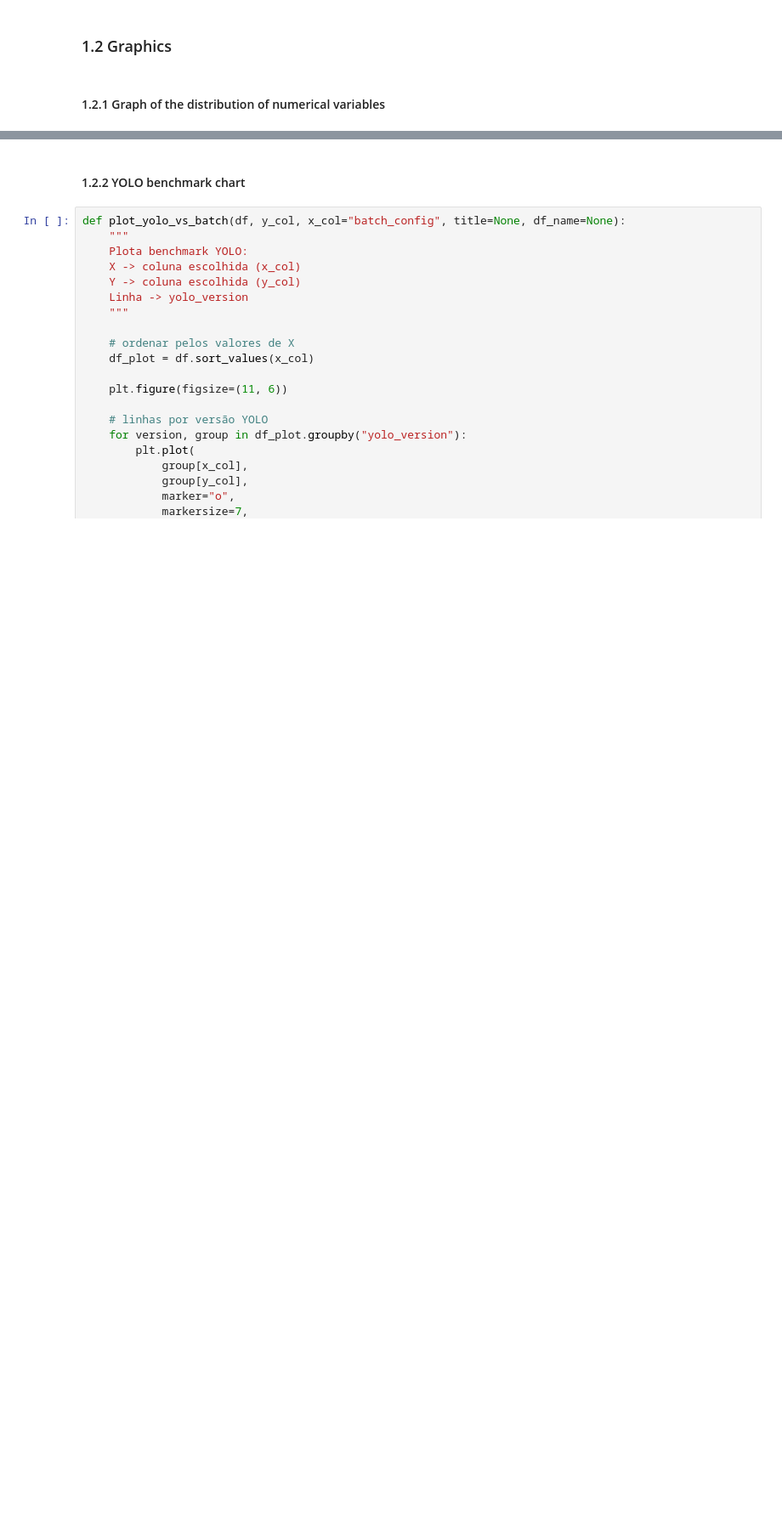
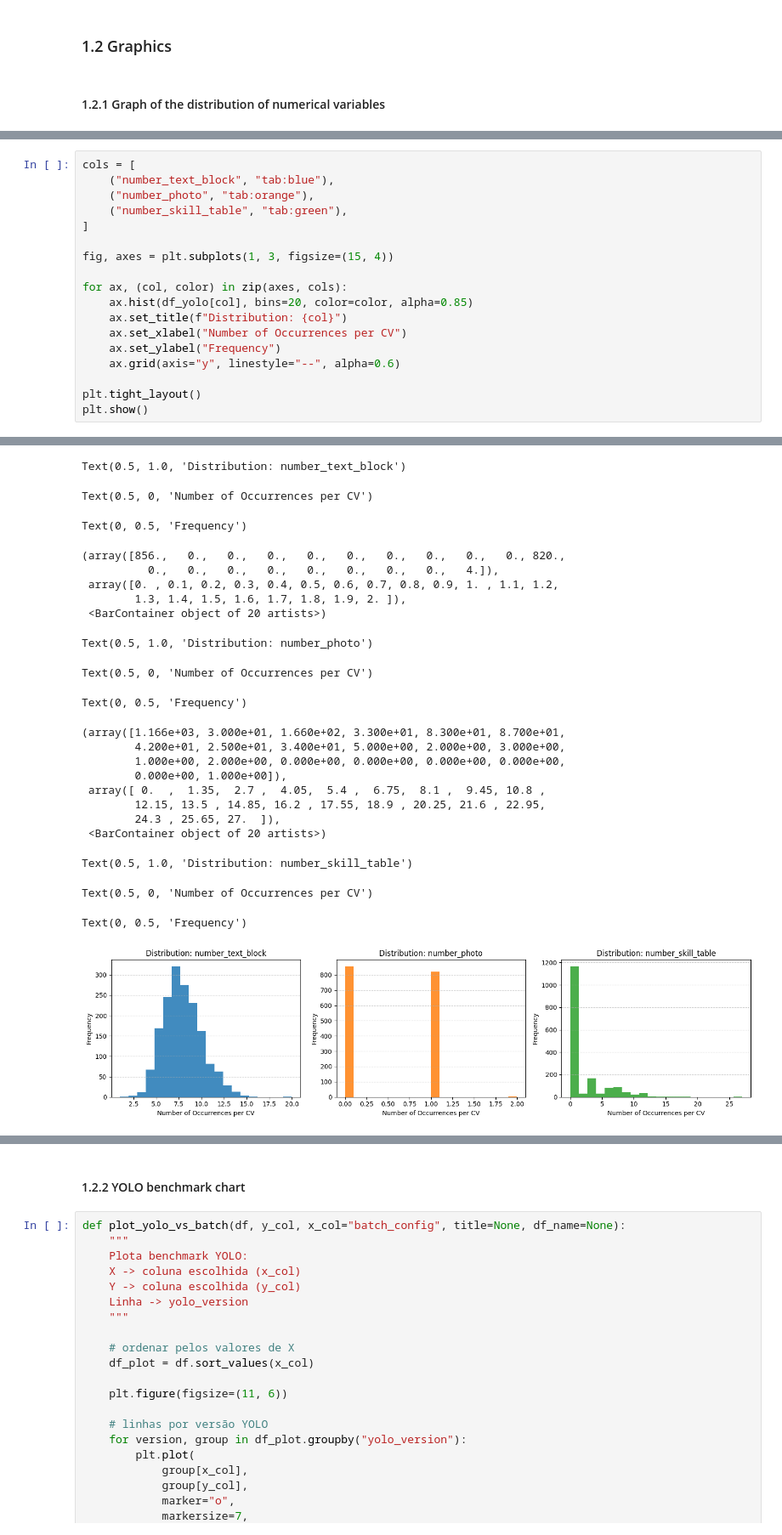
Before and after one commit to danielpiresribeiro123-code/cv_analyser_research, a Jupyter notebook: src/analysis/train_data/yolo/yolo_train_data_EDA.ipynb, the cells around one changed output, grey strips where cells are left out. Shown at 85% size. Drawn from its saved outputs; the diff is of its cells as text; blank space fills up the shorter version.

```diff
--- a/src/analysis/train_data/yolo/yolo_train_data_EDA.ipynb
+++ b/src/analysis/train_data/yolo/yolo_train_data_EDA.ipynb
@@ -178,0 +258,19 @@ array([[<Axes: title={'center': 'width'}>,
+# %%
+cols = [
+    ("number_text_block", "tab:blue"),
+    ("number_photo", "tab:orange"),
+    ("number_skill_table", "tab:green"),
+]
+
+fig, axes = plt.subplots(1, 3, figsize=(15, 4))
+
+for ax, (col, color) in zip(axes, cols):
+    ax.hist(df_yolo[col], bins=20, color=color, alpha=0.85)
+    ax.set_title(f"Distribution: {col}")
+    ax.set_xlabel("Number of Occurrences per CV")
+    ax.set_ylabel("Frequency")
+    ax.grid(axis="y", linestyle="--", alpha=0.6)
+
+plt.tight_layout()
+plt.show()
+# %% [output]
@@ -178,0 +283,23 @@ array([[<Axes: title={'center': 'width'}>,
+Text(0.5, 1.0, 'Distribution: number_text_block')
+Text(0.5, 0, 'Number of Occurrences per CV')
+Text(0, 0.5, 'Frequency')
+(array([856.,   0.,   0.,   0.,   0.,   0.,   0.,   0.,   0.,   0., 820.,
+          0.,   0.,   0.,   0.,   0.,   0.,   0.,   0.,   4.]),
+ array([0. , 0.1, 0.2, 0.3, 0.4, 0.5, 0.6, 0.7, 0.8, 0.9, 1. , 1.1, 1.2,
+        1.3, 1.4, 1.5, 1.6, 1.7, 1.8, 1.9, 2. ]),
+ <BarContainer object of 20 artists>)
+Text(0.5, 1.0, 'Distribution: number_photo')
+Text(0.5, 0, 'Number of Occurrences per CV')
+Text(0, 0.5, 'Frequency')
+(array([1.166e+03, 3.000e+01, 1.660e+02, 3.300e+01, 8.300e+01, 8.700e+01,
+        4.200e+01, 2.500e+01, 3.400e+01, 5.000e+00, 2.000e+00, 3.000e+00,
+        1.000e+00, 2.000e+00, 0.000e+00, 0.000e+00, 0.000e+00, 0.000e+00,
+        0.000e+00, 1.000e+00]),
+ array([ 0.  ,  1.35,  2.7 ,  4.05,  5.4 ,  6.75,  8.1 ,  9.45, 10.8 ,
+        12.15, 13.5 , 14.85, 16.2 , 17.55, 18.9 , 20.25, 21.6 , 22.95,
+        24.3 , 25.65, 27.  ]),
+ <BarContainer object of 20 artists>)
+Text(0.5, 1.0, 'Distribution: number_skill_table')
+Text(0.5, 0, 'Number of Occurrences per CV')
+Text(0, 0.5, 'Frequency')
+[figure, added]
```
Also changed, not shown: parts of 15 cells of this notebook, 5 other files.
